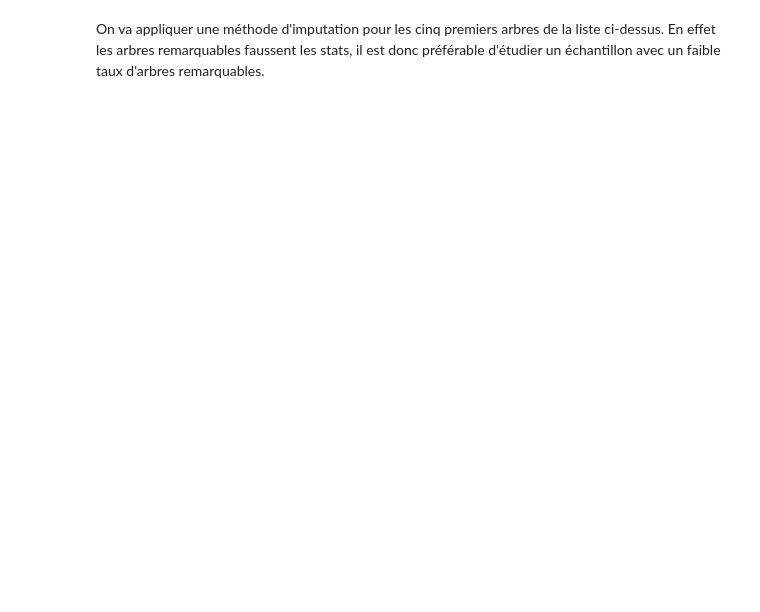
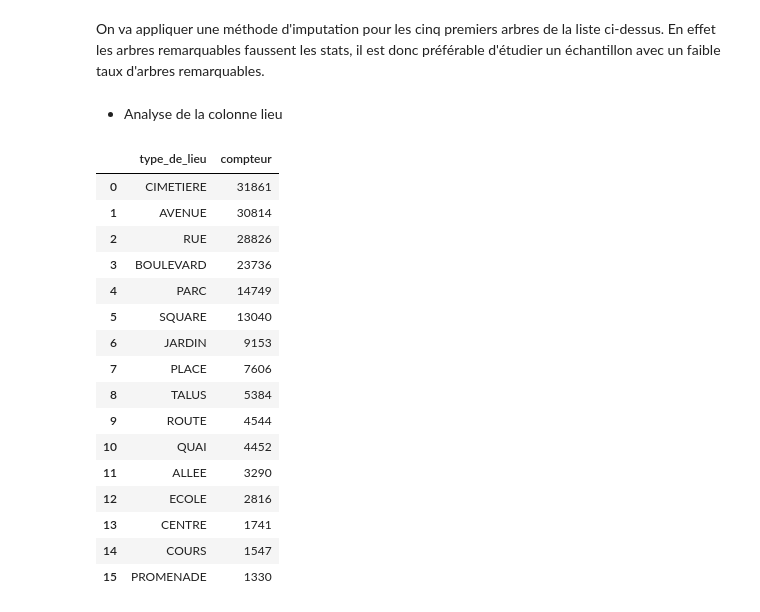
Before and after one commit to Antho-SJ/paris-trees, a Jupyter notebook: Présentation.ipynb, the cells around one changed output. Saved outputs shown, nothing was run; the diff lists cells and outputs as text; code cells hidden in the pictures; blank space fills up the shorter version.

```diff
--- a/Présentation.ipynb
+++ b/Présentation.ipynb
@@ -193,3 +194,37 @@ def attribuer_stade_arbre(espece, taille, circonference):
 # %%
 df2 = df.copy()
 df2['stade_developpement'] = df2.apply(lambda row: attribuer_stade_arbre(row['genre'], row['hauteur_m'], row['circonference_cm']), axis=1)
+# %% [markdown]
+* Analyse de la colonne lieu
+# %%
+def extract_location_ml(location):
+    stopwords = set(['DU', 'DE', 'DES', 'LE', 'LA', 'LES', 'UN', 'UNE', 'ET', 'CS', 'D', 'L', 'ST', 'PTE'])
+
+    filtered_words = [word.upper() for word in re.findall(r'\b[A-Za-z]+\b', location) if word.upper() not in stopwords]
+    word_counts = Counter(filtered_words)
+    most_common_word = word_counts.most_common(1)
+    if most_common_word:
+        return most_common_word[0][0]
+df['type_de_lieu'] = df['lieu'].apply(extract_location_ml)
+
+lieux_fréquents_df = df.type_de_lieu.value_counts().reset_index().rename(\
+                            columns={'index': 'type_de_lieu', 'type_de_lieu':'compteur'})
+lieux_fréquents_df.head(16)
+# %% [output]
+|  | type_de_lieu | compteur |
+| 0 | CIMETIERE | 31861 |
+| 1 | AVENUE | 30814 |
+| 2 | RUE | 28826 |
+| 3 | BOULEVARD | 23736 |
+| 4 | PARC | 14749 |
+| 5 | SQUARE | 13040 |
+| 6 | JARDIN | 9153 |
+| 7 | PLACE | 7606 |
+| 8 | TALUS | 5384 |
+| 9 | ROUTE | 4544 |
+| 10 | QUAI | 4452 |
+| 11 | ALLEE | 3290 |
+| 12 | ECOLE | 2816 |
+| 13 | CENTRE | 1741 |
+| 14 | COURS | 1547 |
+| 15 | PROMENADE | 1330 |
```
Also changed, not shown: parts of 12 cells of this notebook.
